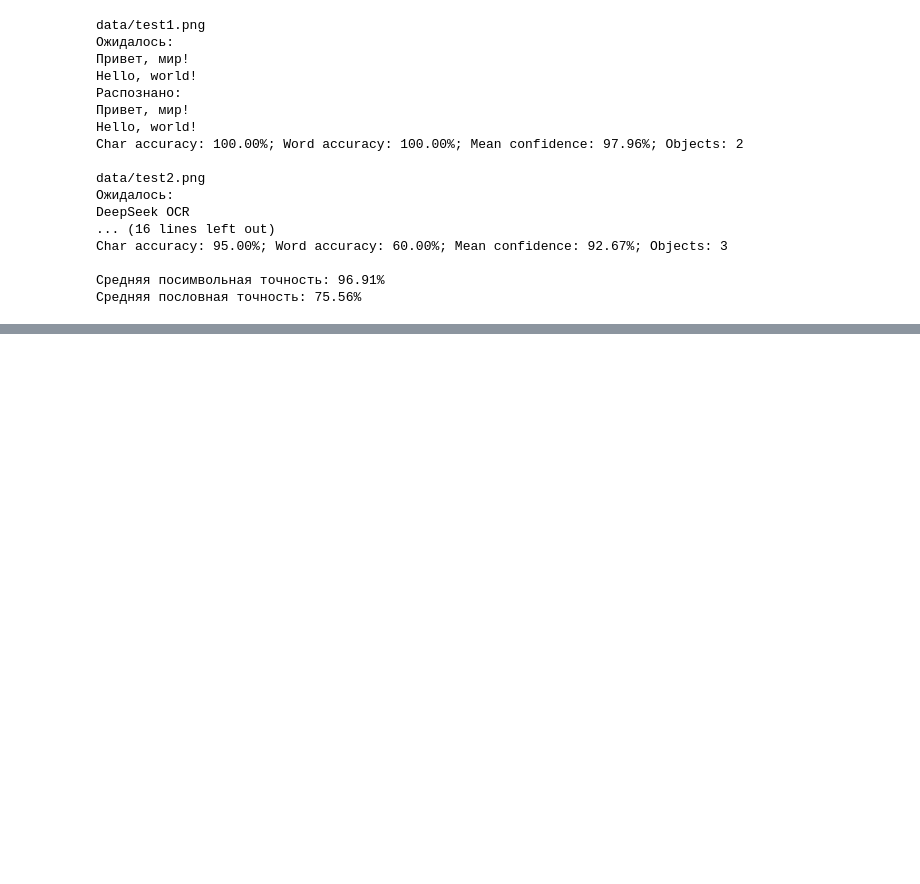
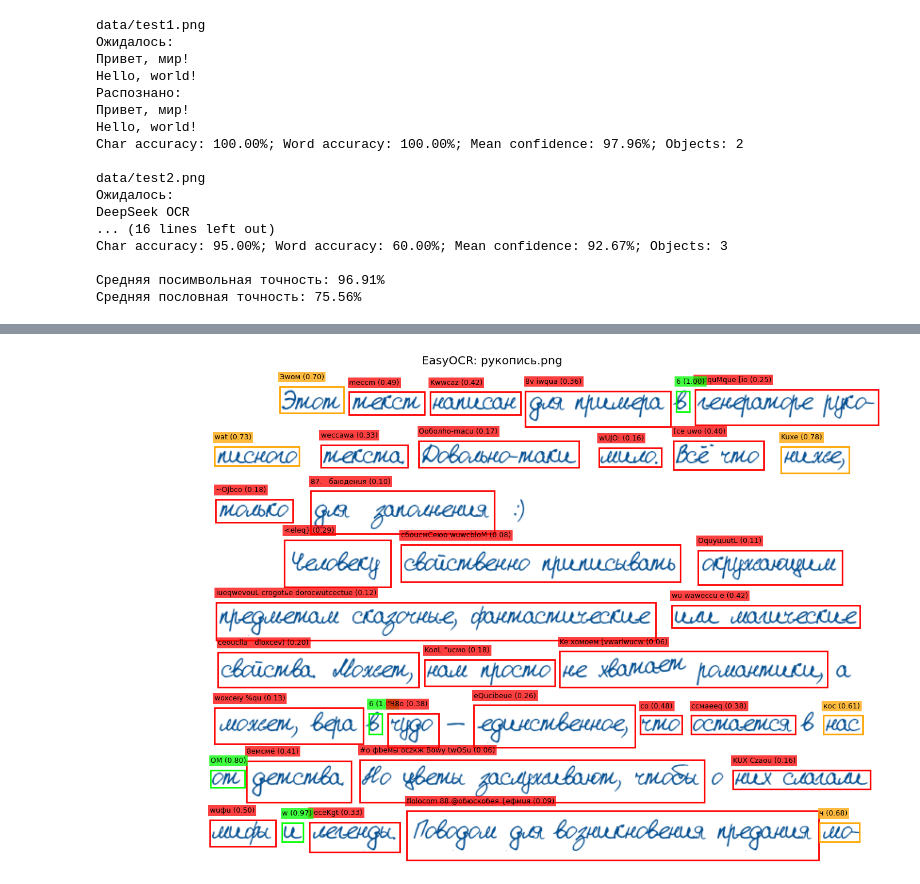
Before and after one commit to Halva773/comp_vision_course, a Jupyter notebook: CodeLab_7_EasyOCR.ipynb, the cells around one changed output, grey strips where cells are left out. Cells and saved outputs as stored; diff of their text form; code cells hidden in the pictures; blank space fills up the shorter version.

```diff
--- a/CodeLab_7_EasyOCR.ipynb
+++ b/CodeLab_7_EasyOCR.ipynb
@@ -570,0 +679,10 @@ Char accuracy: 95.00%; Word accuracy: 60.00%; Mean confidence: 92.67%; Objects:
+# %%
+handwriting_path = Path("data/рукопись.png")
+handwriting_image = Image.open(handwriting_path).convert("RGB")
+# %%
+handwriting_easyocr_result = easyocr_reader_for_new_files.readtext(
+    np.array(handwriting_image),
+    detail=1,
+    paragraph=False,
+)
+handwriting_easyocr_result = sort_easyocr_result(handwriting_easyocr_result)
@@ -570,0 +712,4 @@ Char accuracy: 95.00%; Word accuracy: 60.00%; Mean confidence: 92.67%; Objects:
+# %%
+visualize_easyocr_result(handwriting_image, handwriting_easyocr_result, "EasyOCR: рукопись.png")
+# %% [output]
+[figure, added]
```
Also changed, not shown: parts of 16 cells of this notebook, 7 other files.
